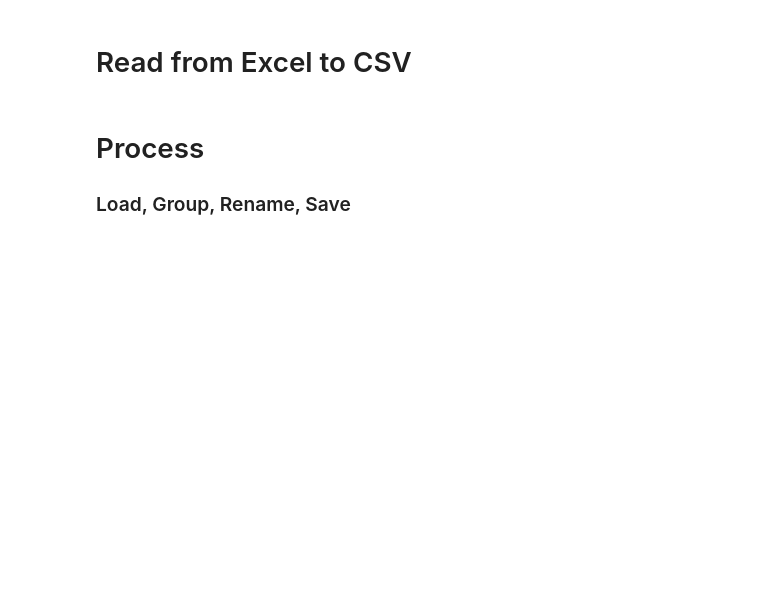
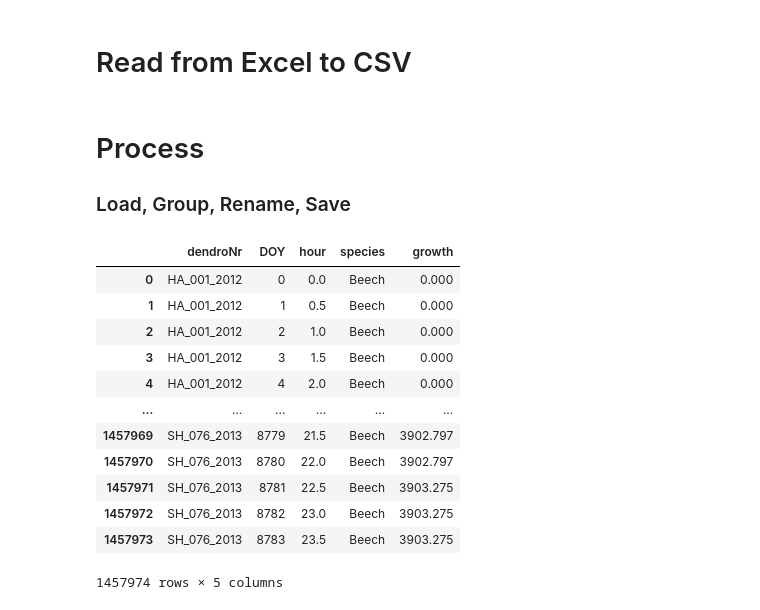
Before and after one commit to ItsNiklas/sparse-gaussian-processes, a Jupyter notebook: data_process.ipynb, the cells around one changed output. Saved outputs shown, nothing was run; the diff lists cells and outputs as text; code cells hidden in the pictures; blank space fills up the shorter version.

Commit message:
Half-hourly dataset

```diff
--- a/data_process.ipynb
+++ b/data_process.ipynb
@@ -12,47 +12,80 @@ f.to_csv(r'data/17766_12_data.csv', index=None)
 import pandas as pd
 
 # 400 MB -> 716 KB
-
+# Read csv, only specific columns, declare '.' as an NA value and fix types.
+# RAH: radius of the tree in radius of the tree in micrometer
+# RAZ_kum: cumulative radial increment of the tree (in micrometres) since April 1, 2012
 df = pd.read_csv(r"data/17766_12_data.csv",
-                 usecols=['year', 'DOY', 'dendroNr', 'Art', 'Plot', 'RAH', 'RAZ_kum'],
+                 usecols=['year', 'DOY', 'dendroNr', 'Art', 'RAH', 'RAZ_kum', 'hour'],
                  na_values=['.'],
                  dtype={'RAH': float, 'RAZ_kum': float}
                  )
 df['year'] = df['year'].map(lambda s: s[:4]).astype(int)  # Fix year from Excel str
 
 # Generated by GPT-3.5
+# Group columns by making Nr, year and DOY unique. This means that hourly
+# measurements are averaged out.
+# Rename columns.
 df = (
-    df.groupby(['dendroNr', 'year', 'DOY'])
-    .agg({'Art': 'first', 'Plot': 'first', 'RAZ_kum': 'mean', 'RAH': 'mean'})
-    .rename(columns={'Art': 'species', 'RAZ_kum': 'growth', 'RAH': 'dbh'})
+    df.groupby(['dendroNr', 'year', 'DOY', 'hour'])
+    .agg({'Art': 'first', 'RAZ_kum': 'mean', })
+    .rename(columns={'Art': 'species', 'RAZ_kum': 'growth', })
     .reset_index()
 )
 
+# Filter completly missing values, filter three species and specific
+# timeframes in 2012 and 2013.
 df = df[
     ~df['growth'].isna()
     & df['species'].isin(['Es', 'Bu', 'BAh'])
     & (
             ((df['year'] == 2012) & (df['DOY'] >= 92) & (df['DOY'] <= 274))
             | ((df['year'] == 2013) & (df['DOY'] >= 91) & (df['DOY'] <= 273))
     )
     ]
 
+# Reset DOY and growth to zero-start in the Series.
 df = (
     df.groupby(['dendroNr', 'year'], group_keys=True)
     .apply(
         lambda x: x.assign(
             DOY=x['DOY'] - x['DOY'].iloc[0], growth=x['growth'] - x['growth'].iloc[0]
         )
     )
     .reset_index(drop=True)
 )
 
+# Change types.
 df['year'] = df['year'].astype('category')
-
-df['DOY'] = df['DOY'].astype('int')
 
 df['species'] = pd.Categorical(df['species'], categories=['Bu', 'Es', 'BAh'], ordered=True)
 
 df['species'] = df['species'].cat.rename_categories(["Beech", "Ash", "Sycamore"])
 
-df.to_feather(r'data/17766_12.feather')
+# Merge tree and year
+df.dendroNr = (
+    df[["dendroNr", "year"]].astype(str).agg("_".join, axis=1)
+)
+df = df.drop("year", axis=1)
+
+# Merge DOY
+df.DOY = df.DOY.mul(48) + df.hour.mul(2)
+df['DOY'] = df['DOY'].astype('int')
+
+# Save.
+df.to_feather(r'data/17766_12_D.feather')
+df
+# %% [output]
+|  | dendroNr | DOY | hour | species | growth |
+| 0 | HA_001_2012 | 0 | 0.0 | Beech | 0.000 |
+| 1 | HA_001_2012 | 1 | 0.5 | Beech | 0.000 |
+| 2 | HA_001_2012 | 2 | 1.0 | Beech | 0.000 |
+| 3 | HA_001_2012 | 3 | 1.5 | Beech | 0.000 |
+| 4 | HA_001_2012 | 4 | 2.0 | Beech | 0.000 |
+| ... | ... | ... | ... | ... | ... |
+| 1457969 | SH_076_2013 | 8779 | 21.5 | Beech | 3902.797 |
+| 1457970 | SH_076_2013 | 8780 | 22.0 | Beech | 3902.797 |
+| 1457971 | SH_076_2013 | 8781 | 22.5 | Beech | 3903.275 |
+| 1457972 | SH_076_2013 | 8782 | 23.0 | Beech | 3903.275 |
+| 1457973 | SH_076_2013 | 8783 | 23.5 | Beech | 3903.275 |
+1457974 rows × 5 columns
```
Also changed, not shown: 4 other files.
